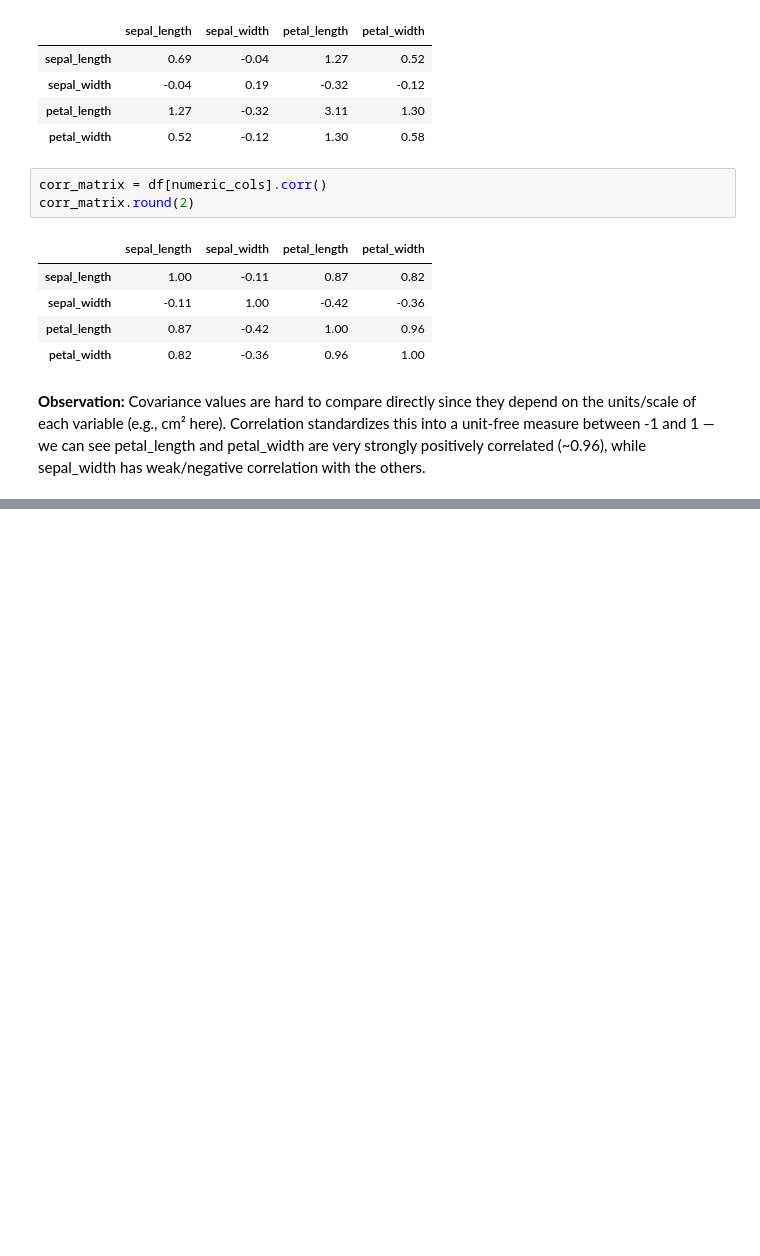
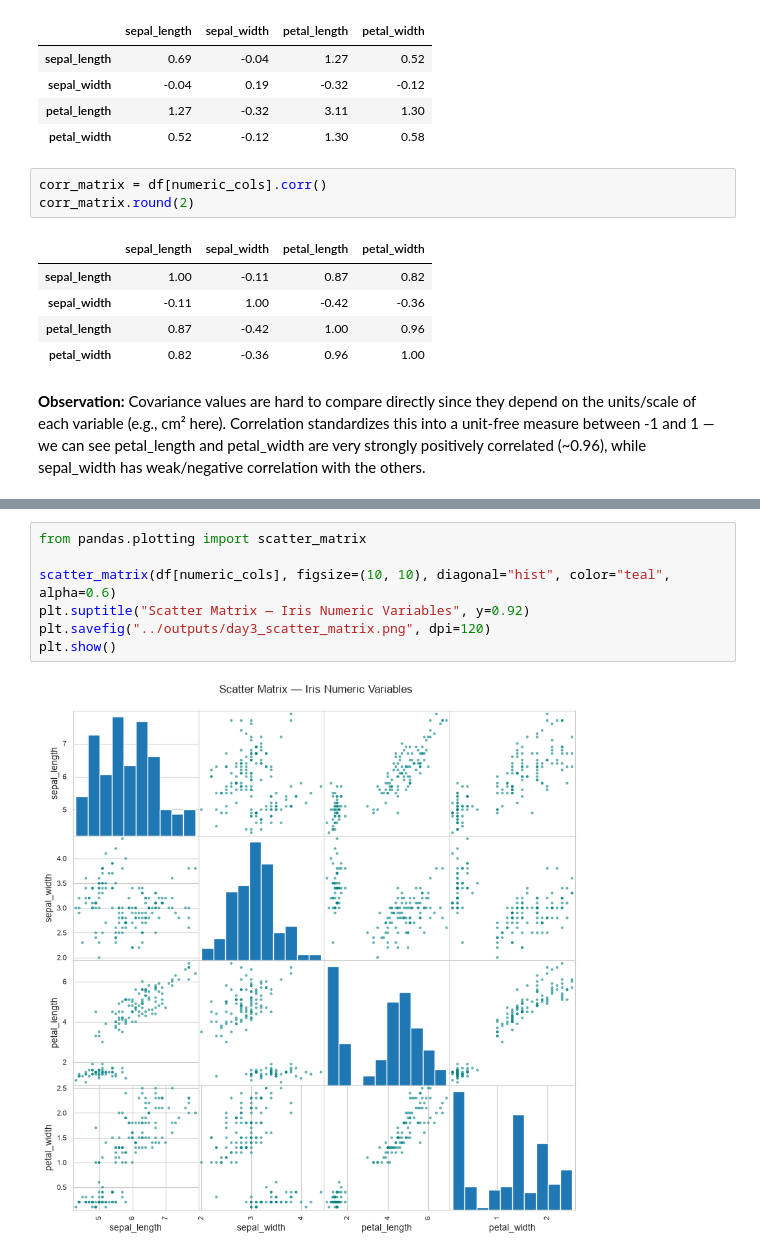
Before and after one commit to nikitha-d1323/data-analysis-mini-projects, a Jupyter notebook: unit2-iris-multivariate/notebooks/Iris_Multivariate_Unit2.ipynb, the cells around one changed output, grey strips where cells are left out. Cells and saved outputs as stored; diff of their text form; blank space fills up the shorter version.

```diff
--- a/unit2-iris-multivariate/notebooks/Iris_Multivariate_Unit2.ipynb
+++ b/unit2-iris-multivariate/notebooks/Iris_Multivariate_Unit2.ipynb
@@ -128,0 +147,9 @@ petal_length and petal_width are very strongly positively correlated
+# %%
+from pandas.plotting import scatter_matrix
+
+scatter_matrix(df[numeric_cols], figsize=(10, 10), diagonal="hist", color="teal", alpha=0.6)
+plt.suptitle("Scatter Matrix — Iris Numeric Variables", y=0.92)
+plt.savefig("../outputs/day3_scatter_matrix.png", dpi=120)
+plt.show()
+# %% [output]
+[figure, added]
```
Also changed, not shown: parts of 5 cells of this notebook, 5 other files.
